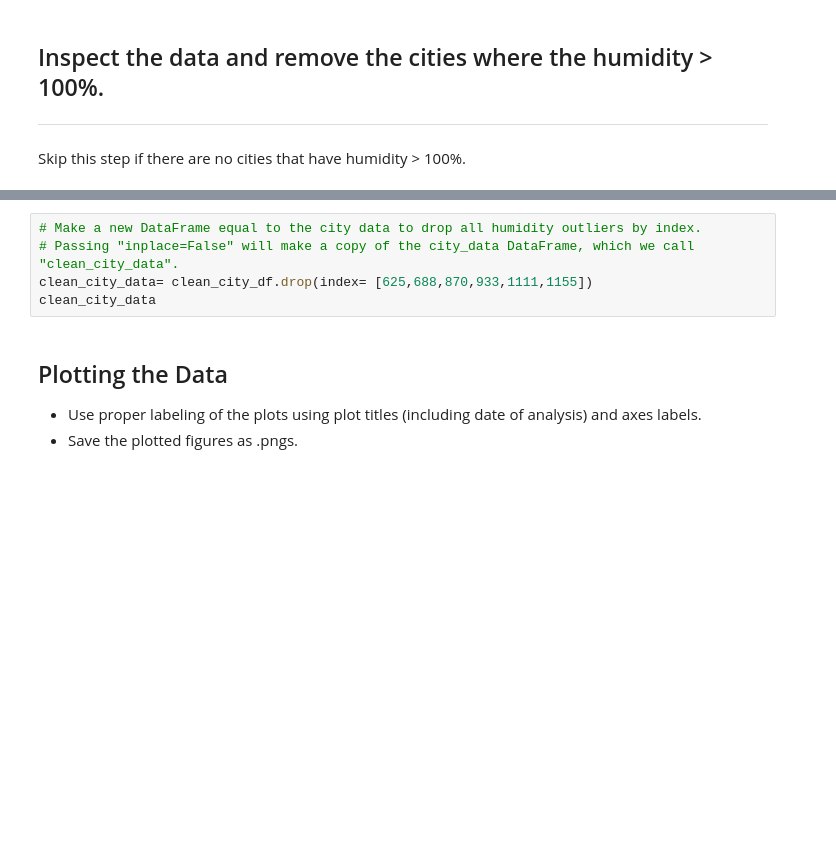
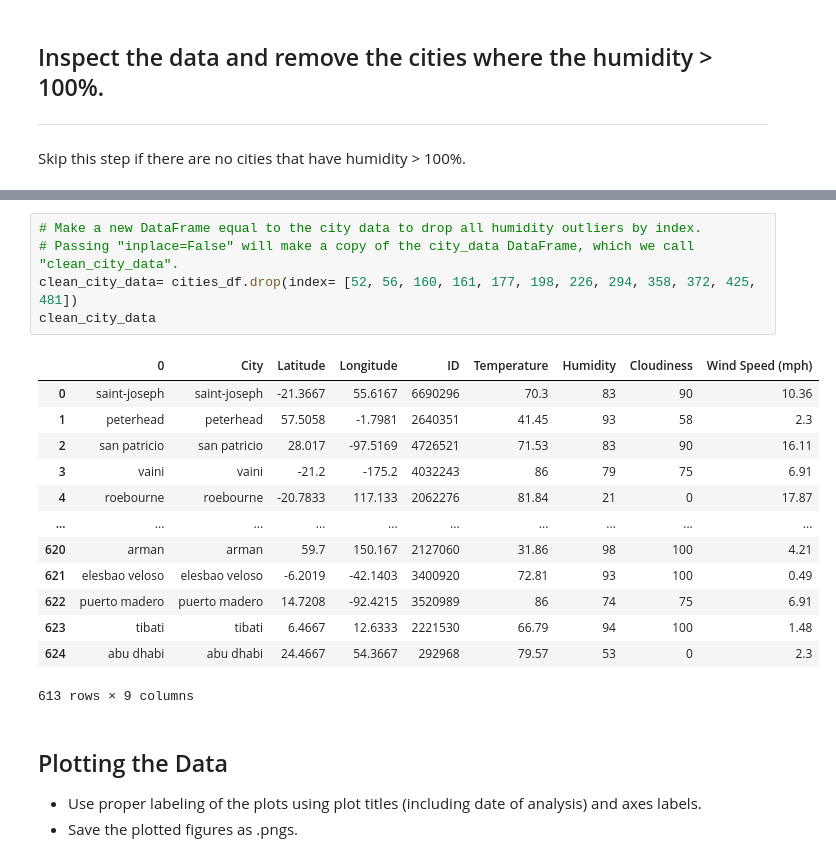
Before and after one commit to caseyjuergens/python-api-challenge, a Jupyter notebook: starter_code/WeatherPy.ipynb, the cells around one changed output, grey strips where cells are left out. Drawn from its saved outputs; the diff is of its cells as text; blank space fills up the shorter version.

```diff
--- a/starter_code/WeatherPy.ipynb
+++ b/starter_code/WeatherPy.ipynb
@@ -173,8 +183,22 @@ clean_city_df.index[clean_city_df["Humidity"]== 100].tolist()
 # %%
 # Make a new DataFrame equal to the city data to drop all humidity outliers by index.
 # Passing "inplace=False" will make a copy of the city_data DataFrame, which we call "clean_city_data".
-clean_city_data= clean_city_df.drop(index= [625,688,870,933,1111,1155])
+clean_city_data= cities_df.drop(index= [52, 56, 160, 161, 177, 198, 226, 294, 358, 372, 425, 481])
 clean_city_data
+# %% [output]
+|  | 0 | City | Latitude | Longitude | ID | Temperature | Humidity | Cloudiness | Wind Speed (mph) |
+| 0 | saint-joseph | saint-joseph | -21.3667 | 55.6167 | 6690296 | 70.3 | 83 | 90 | 10.36 |
+| 1 | peterhead | peterhead | 57.5058 | -1.7981 | 2640351 | 41.45 | 93 | 58 | 2.3 |
+| 2 | san patricio | san patricio | 28.017 | -97.5169 | 4726521 | 71.53 | 83 | 90 | 16.11 |
+| 3 | vaini | vaini | -21.2 | -175.2 | 4032243 | 86 | 79 | 75 | 6.91 |
+| 4 | roebourne | roebourne | -20.7833 | 117.133 | 2062276 | 81.84 | 21 | 0 | 17.87 |
+| ... | ... | ... | ... | ... | ... | ... | ... | ... | ... |
+| 620 | arman | arman | 59.7 | 150.167 | 2127060 | 31.86 | 98 | 100 | 4.21 |
+| 621 | elesbao veloso | elesbao veloso | -6.2019 | -42.1403 | 3400920 | 72.81 | 93 | 100 | 0.49 |
+| 622 | puerto madero | puerto madero | 14.7208 | -92.4215 | 3520989 | 86 | 74 | 75 | 6.91 |
+| 623 | tibati | tibati | 6.4667 | 12.6333 | 2221530 | 66.79 | 94 | 100 | 1.48 |
+| 624 | abu dhabi | abu dhabi | 24.4667 | 54.3667 | 292968 | 79.57 | 53 | 0 | 2.3 |
+613 rows × 9 columns
 # %% [markdown]
 ## Plotting the Data
 * Use proper labeling of the plots using plot titles (including date of analysis) and axes labels.
```
Also changed, not shown: parts of 5 cells of this notebook, 1 other file.
